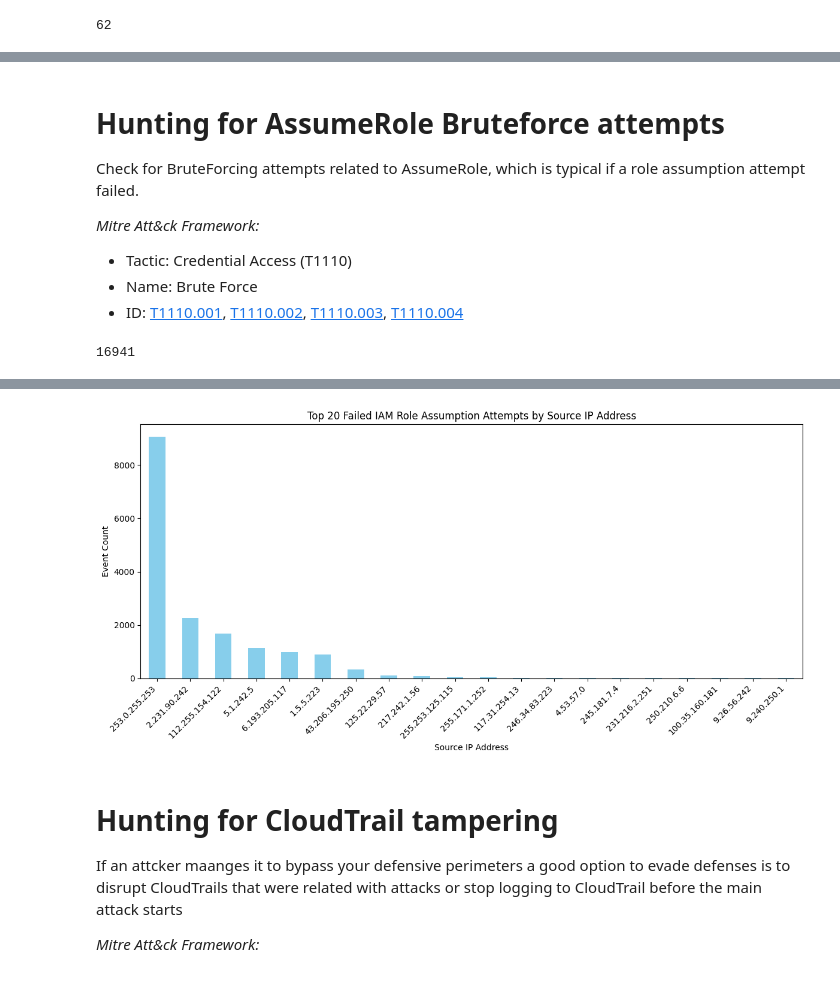
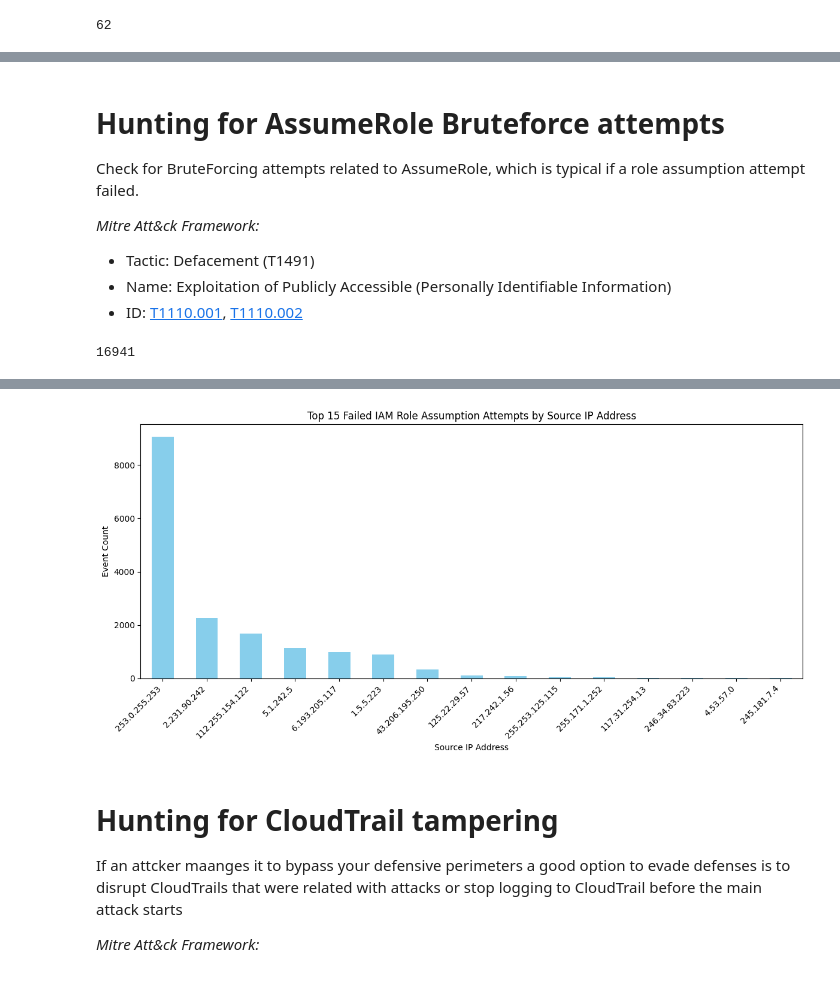
Before and after one commit to BenjiTrapp/aws-threat-hunting, a Jupyter notebook: cloudtrail/hunting-cloudtrail-flaws-cloud.ipynb, the cells around one changed output, grey strips where cells are left out. Cells and saved outputs as stored; diff of their text form; code cells hidden in the pictures.

Commit message:
Added some plots

```diff
--- a/cloudtrail/hunting-cloudtrail-flaws-cloud.ipynb
+++ b/cloudtrail/hunting-cloudtrail-flaws-cloud.ipynb
@@ -127,8 +127,3 @@ pentester_activities = list(filter(query_penteter_activities, cleaned_events))
 print(len(pentester_activities))
 # %% [output]
 156930
-# %%
-from pprint import pprint
-
-for event in  cleaned_events[:3]:
-    pprint(event)
@@ -225,9 +234,9 @@ Check for BruteForcing attempts related to AssumeRole, which is typical if a rol
 
 _Mitre Att&ck Framework:_
 
-* Tactic: Credential Access (T1110)
-* Name: Brute Force
-* ID: [T1110.001](https://attack.mitre.org/techniques/T1110/001/), [T1110.002](https://attack.mitre.org/techniques/T1110/002/), [T1110.003](https://attack.mitre.org/techniques/T1110/003/), [T1110.004](https://attack.mitre.org/techniques/T1110/004/)
+* Tactic: Defacement (T1491)
+* Name: Exploitation of Publicly Accessible (Personally Identifiable Information)
+* ID: [T1110.001](https://attack.mitre.org/techniques/T1491/001/), [T1110.002](https://attack.mitre.org/techniques/T1491/002/)
 # %%
 query_brute_force = lambda event: event["eventSource"] == "sts.amazonaws.com" \
                                 and   (event["eventName"] == "AssumeRole" \
@@ -250,24 +259,20 @@ brute_force_df[:3].style
 | 1 | 811596193553 | us-east-1 | AssumeRole | 2019-09-18T04:01:00Z | AwsApiCall | sts.amazonaws.com | 125.22.29.57 | Not authorized to perform sts:Ass... | ... |
 | 2 | 811596193553 | us-east-1 | AssumeRole | 2019-09-18T04:01:24Z | AwsApiCall | sts.amazonaws.com | 125.22.29.57 | User: arn:aws:iam::811596193553:u... | ... |
 # %%
-# Group the data by sourceIPAddress and count the occurrences
-ip_counts = brute_force_df['sourceIPAddress'].value_counts().nlargest(20)
+ip_counts = brute_force_df['sourceIPAddress'].value_counts().nlargest(15)
 
-# Create the bar chart
 plt.figure(figsize=(12, 6))
 ip_counts.plot(kind='bar', color='skyblue')
 
-# Customize the bar chart
 plt.xlabel('Source IP Address')
 plt.ylabel('Event Count')
-plt.title('Top 20 Failed IAM Role Assumption Attempts by Source IP Address')
+plt.title('Top 15 Failed IAM Role Assumption Attempts by Source IP Address')
 plt.xticks(rotation=45, ha='right')
 plt.tight_layout()
 
-# Show the bar chart
 plt.show()
 # %% [output]
-[figure, old version]
+[figure, new version]
 # %% [markdown]
 # Hunting for CloudTrail tampering
 
```
Also changed, not shown: parts of 12 cells of this notebook.
